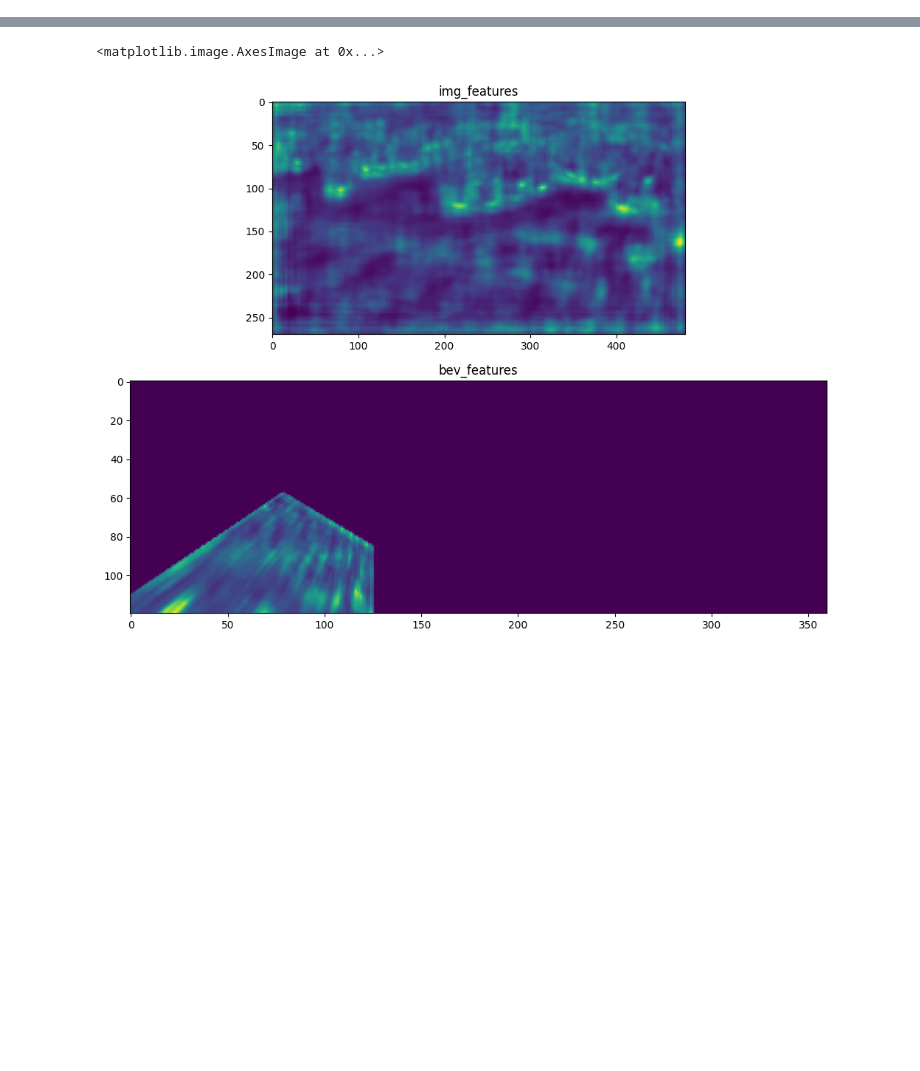
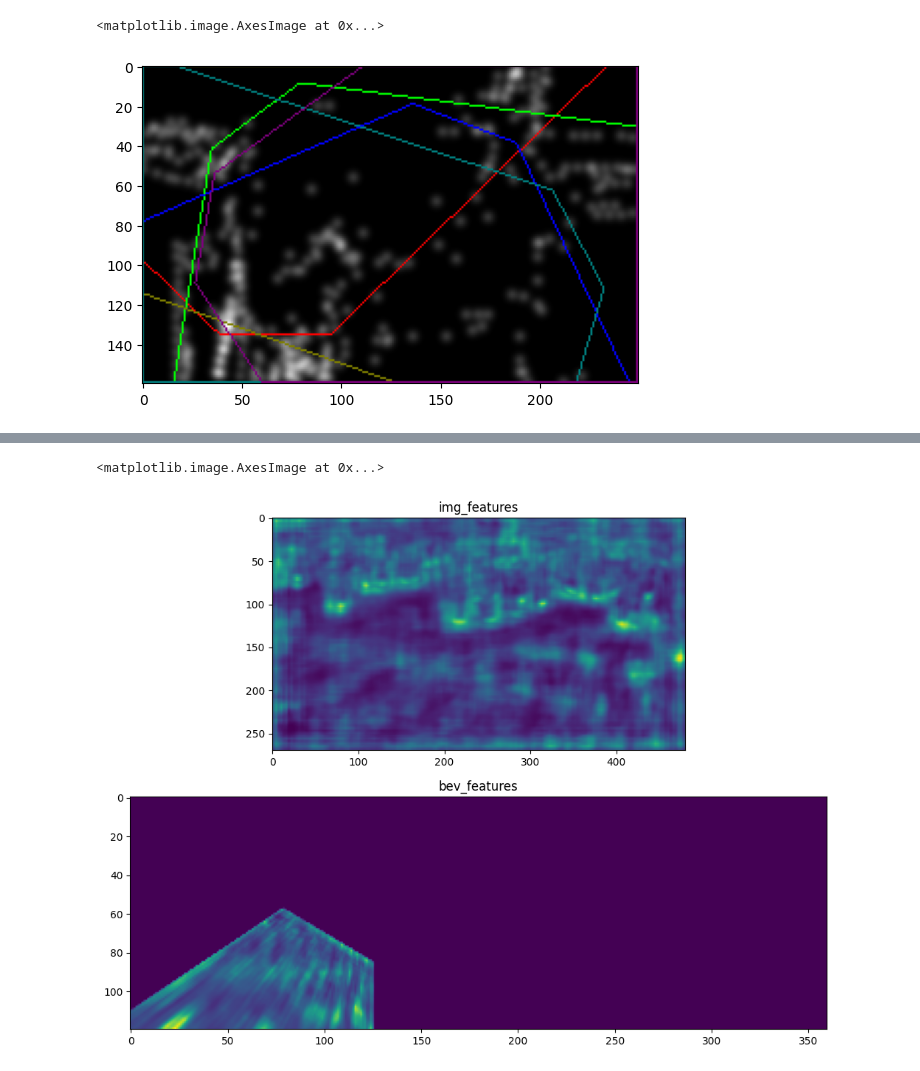
Before and after one commit to ErikBrorsson/MVDet, a Jupyter notebook: trash.ipynb, the cells around one changed output, grey strips where cells are left out. Saved outputs shown, nothing was run; the diff lists cells and outputs as text; code cells hidden in the pictures; blank space fills up the shorter version.

```diff
--- a/trash.ipynb
+++ b/trash.ipynb
@@ -387,0 +564,8 @@ with torch.no_grad():
+# %%
+# missed detection heatmap
+map_missed_tot_img = display_cam_layout(map_missed_tot / np.max(map_missed_tot), view_indicator_list)
+
+plt.imshow(map_missed_tot_img)
+# %% [output]
+<matplotlib.image.AxesImage at 0x...>
+[figure, added]
```
Also changed, not shown: parts of 27 cells of this notebook, 1 other file.
